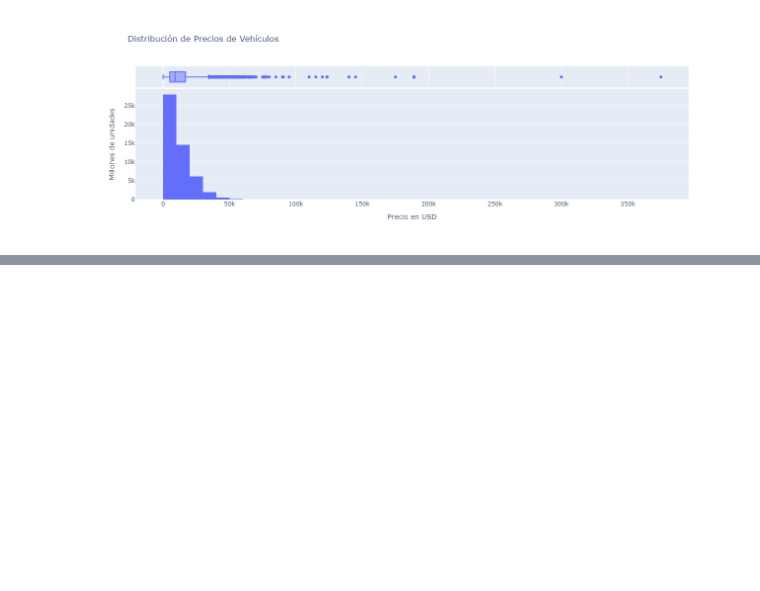
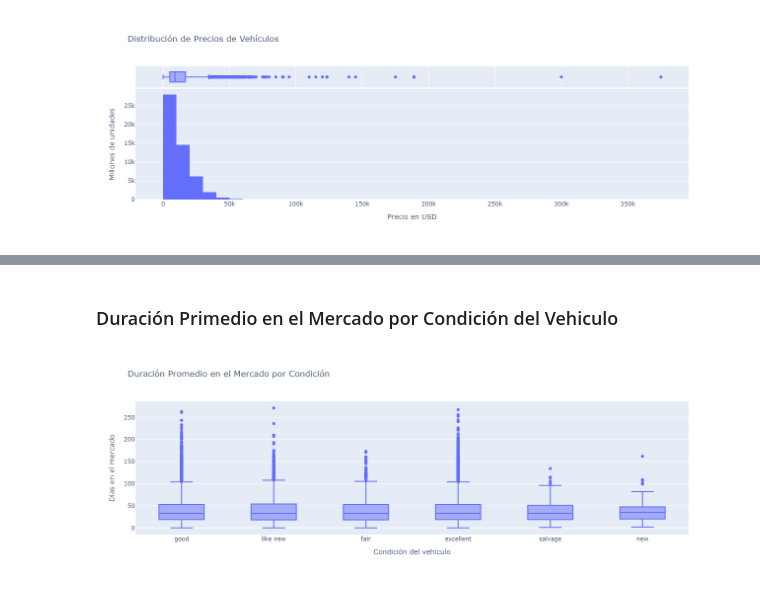
Before and after one commit to Claudio-Laz/sprint_7_project, a Jupyter notebook: notebooks/EDA.ipynb, the cells around one changed output, grey strips where cells are left out. Saved outputs shown, nothing was run; the diff lists cells and outputs as text; code cells hidden in the pictures; blank space fills up the shorter version.

```diff
--- a/notebooks/EDA.ipynb
+++ b/notebooks/EDA.ipynb
@@ -49,0 +81,13 @@ Image("price_distribution.png") # Se muestra imagen del gráfico anterior para q
+# %% [markdown]
+### Duración Primedio en el Mercado por Condición del Vehiculo
+# %%
+fig_days_condition = px.box(df_vehicles,
+                            x = "condition",
+                            y = "days_listed",
+                            title = "Duración Promedio en el Mercado por Condición",
+                            labels = {"condition": "Condición del vehículo", "days_listed": "Días en el mercado"})
+
+# fig_days_condition.show()
+Image("days_condition.png")
+# %% [output]
+[figure, added]
```
Also changed, not shown: parts of 8 cells of this notebook.
